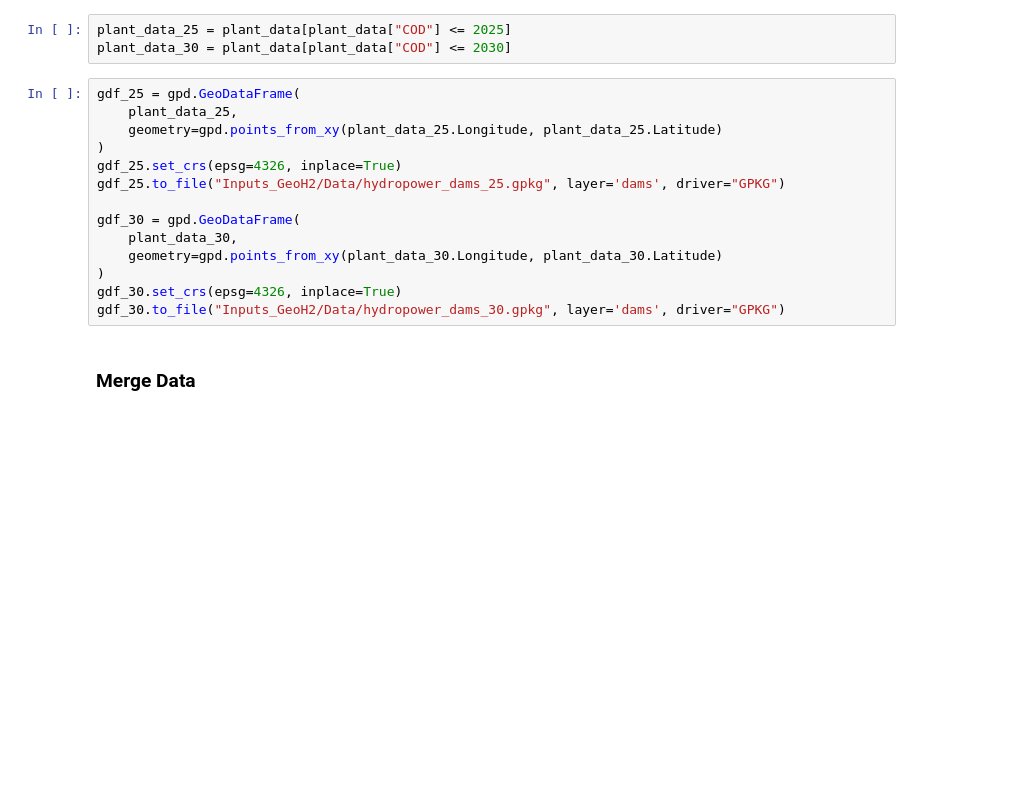
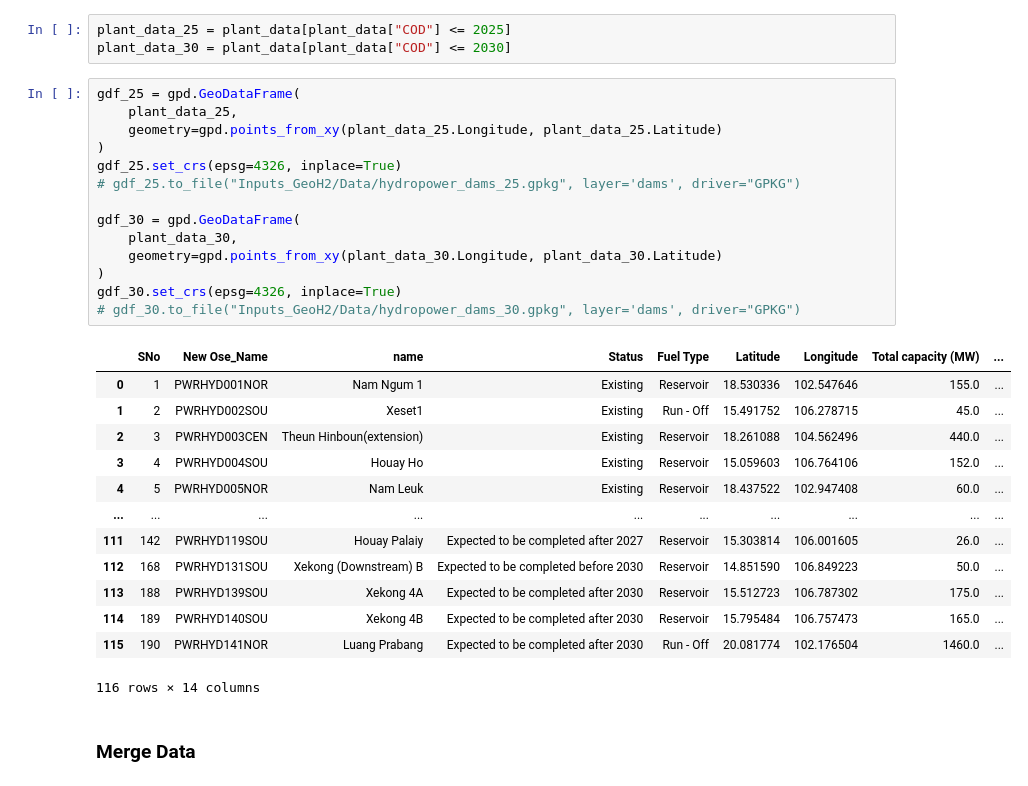
Before and after one commit to lukasschirren/GeoH2-prep-Laos, a Jupyter notebook: runoff_new_plants.ipynb, the cells around one changed output. Cells and saved outputs as stored; diff of their text form; blank space fills up the shorter version.

```diff
--- a/runoff_new_plants.ipynb
+++ b/runoff_new_plants.ipynb
@@ -294,17 +294,31 @@ plant_data_30 = plant_data[plant_data["COD"] <= 2030]
 # %%
 gdf_25 = gpd.GeoDataFrame(
     plant_data_25,
     geometry=gpd.points_from_xy(plant_data_25.Longitude, plant_data_25.Latitude)
 )
 gdf_25.set_crs(epsg=4326, inplace=True)
-gdf_25.to_file("Inputs_GeoH2/Data/hydropower_dams_25.gpkg", layer='dams', driver="GPKG")
+# gdf_25.to_file("Inputs_GeoH2/Data/hydropower_dams_25.gpkg", layer='dams', driver="GPKG")
 
 gdf_30 = gpd.GeoDataFrame(
     plant_data_30,
     geometry=gpd.points_from_xy(plant_data_30.Longitude, plant_data_30.Latitude)
 )
 gdf_30.set_crs(epsg=4326, inplace=True)
-gdf_30.to_file("Inputs_GeoH2/Data/hydropower_dams_30.gpkg", layer='dams', driver="GPKG")
+# gdf_30.to_file("Inputs_GeoH2/Data/hydropower_dams_30.gpkg", layer='dams', driver="GPKG")
+# %% [output]
+|  | SNo | New Ose_Name | name | Status | Fuel Type | Latitude | Longitude | Total capacity (MW) | ... |
+| 0 | 1 | PWRHYD001NOR | Nam Ngum 1 | Existing | Reservoir | 18.530336 | 102.547646 | 155.0 | ... |
+| 1 | 2 | PWRHYD002SOU | Xeset1 | Existing | Run - Off | 15.491752 | 106.278715 | 45.0 | ... |
+| 2 | 3 | PWRHYD003CEN | Theun Hinboun(extension) | Existing | Reservoir | 18.261088 | 104.562496 | 440.0 | ... |
+| 3 | 4 | PWRHYD004SOU | Houay Ho | Existing | Reservoir | 15.059603 | 106.764106 | 152.0 | ... |
+| 4 | 5 | PWRHYD005NOR | Nam Leuk | Existing | Reservoir | 18.437522 | 102.947408 | 60.0 | ... |
+| ... | ... | ... | ... | ... | ... | ... | ... | ... | ... |
+| 111 | 142 | PWRHYD119SOU | Houay Palaiy | Expected to be completed after 2027 | Reservoir | 15.303814 | 106.001605 | 26.0 | ... |
+| 112 | 168 | PWRHYD131SOU | Xekong (Downstream) B | Expected to be completed before 2030 | Reservoir | 14.851590 | 106.849223 | 50.0 | ... |
+| 113 | 188 | PWRHYD139SOU | Xekong 4A | Expected to be completed after 2030 | Reservoir | 15.512723 | 106.787302 | 175.0 | ... |
+| 114 | 189 | PWRHYD140SOU | Xekong 4B | Expected to be completed after 2030 | Reservoir | 15.795484 | 106.757473 | 165.0 | ... |
+| 115 | 190 | PWRHYD141NOR | Luang Prabang | Expected to be completed after 2030 | Run - Off | 20.081774 | 102.176504 | 1460.0 | ... |
+116 rows × 14 columns
 # %% [markdown]
 ### Merge Data
 # %%
```
Also changed, not shown: parts of 9 cells of this notebook.
